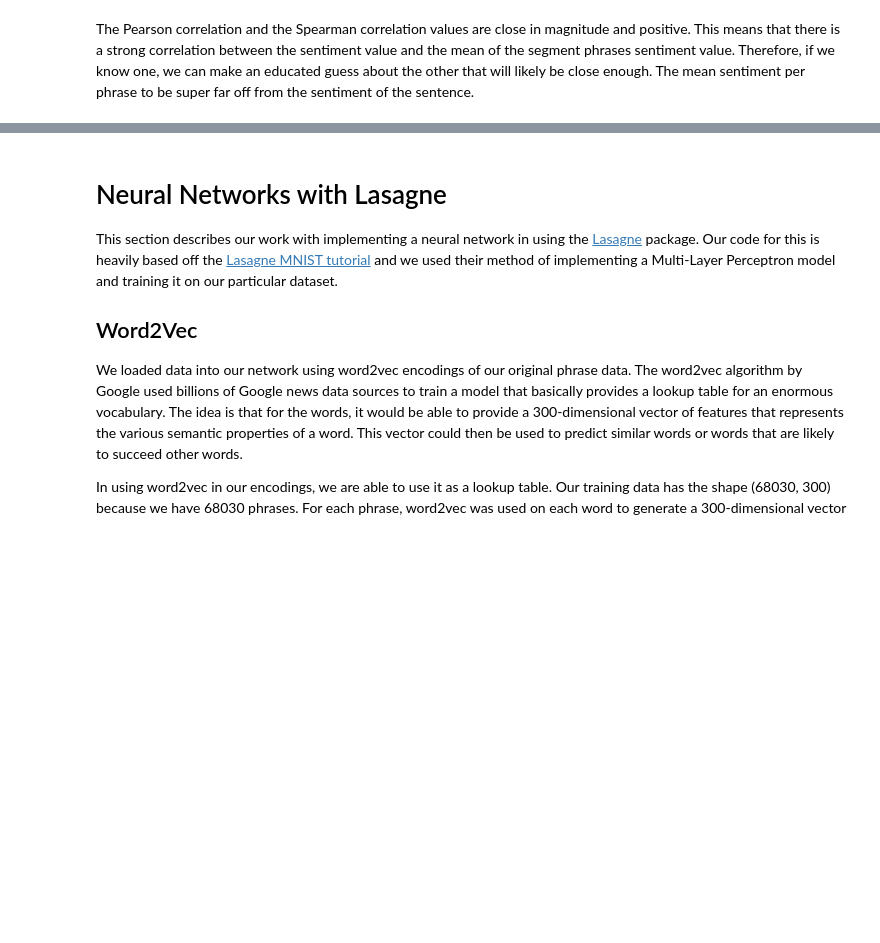
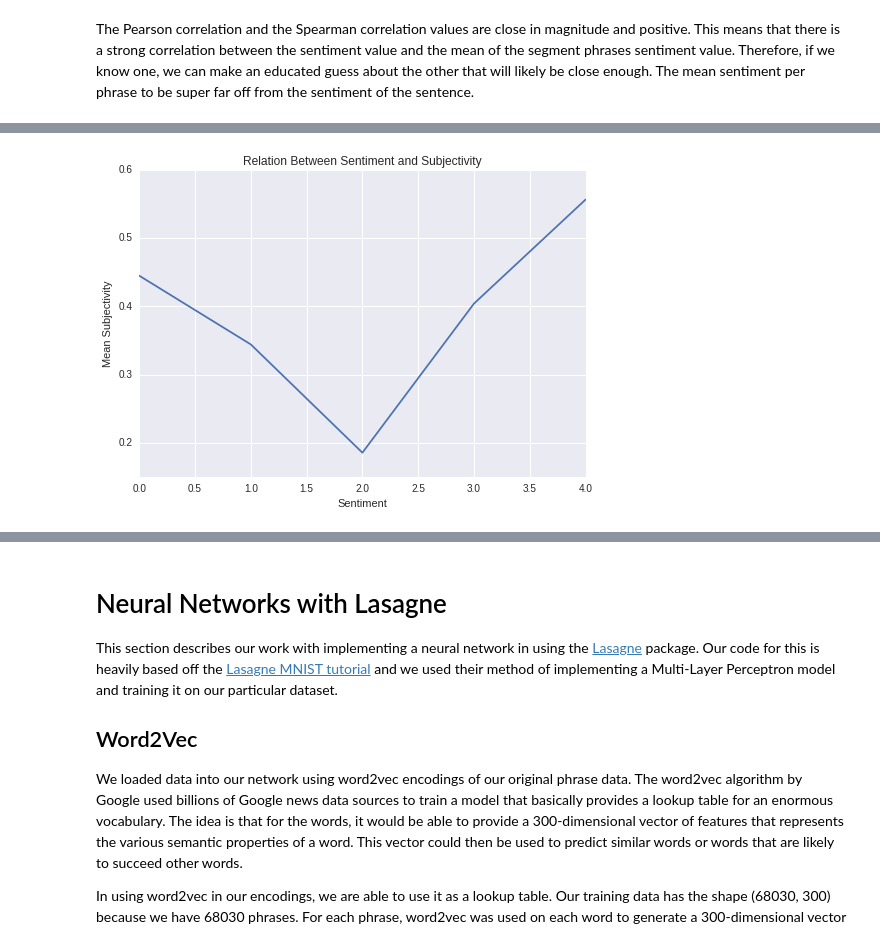
Before and after one commit to paulruvolo/DataScience16CYOA, a Jupyter notebook: FinalStory.ipynb, the cells around one changed output, grey strips where cells are left out. Saved outputs shown, nothing was run; the diff lists cells and outputs as text; code cells hidden in the pictures; blank space fills up the shorter version.

```diff
--- a/FinalStory.ipynb
+++ b/FinalStory.ipynb
@@ -113,0 +207,11 @@ The Pearson correlation and the Spearman correlation values are close in magnitu
+# %%
+# extract subj/obj into its own column
+data['PatternSubjObj'] = data["Phrase"].apply(lambda x: sentiment(x)[1])
+
+sns.set_style("darkgrid")
+plt.plot(data.groupby(data.Sentiment).mean().PatternSubjObj)
+sns.axlabel("Sentiment", "Mean Subjectivity")
+sns.plt.title("Relation Between Sentiment and Subjectivity")
+plt.show()
+# %% [output]
+[figure, added]
```
Also changed, not shown: parts of 70 cells of this notebook.
